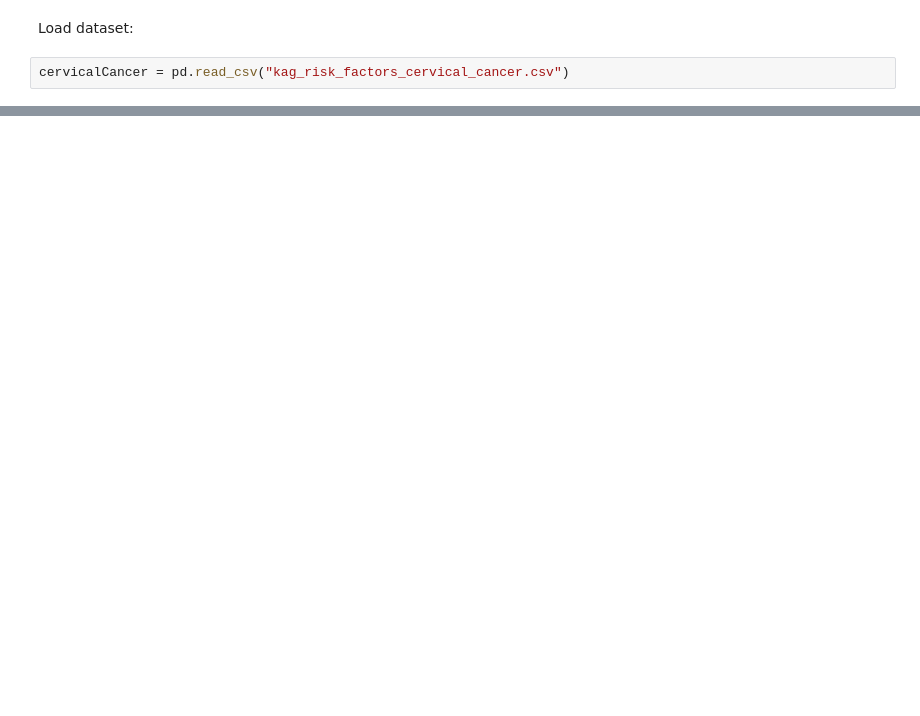
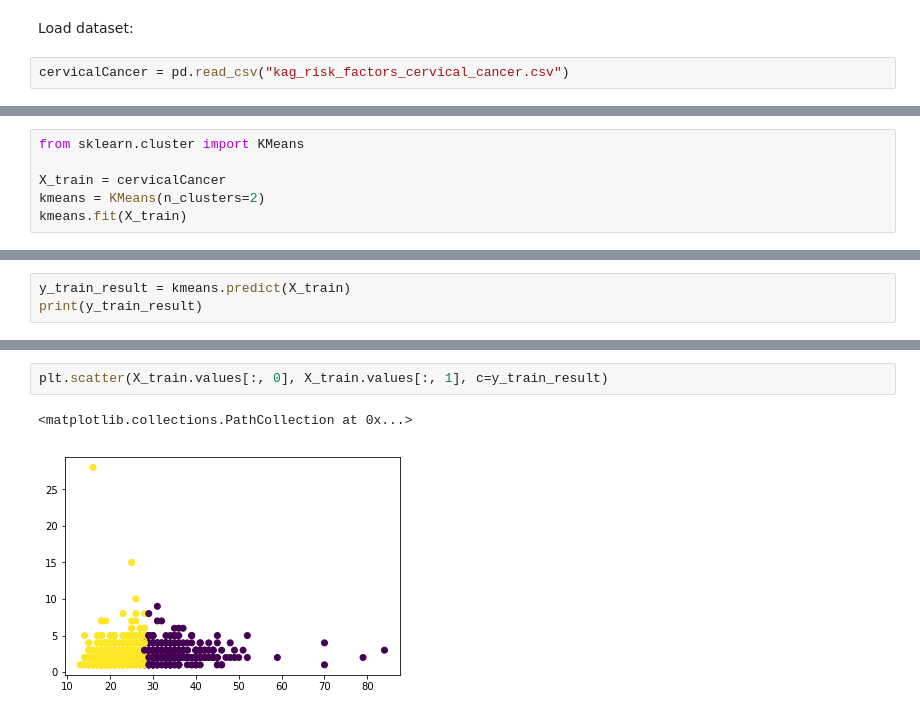
Before and after one commit to pcalderong/CervicalCancerNotebook, a Jupyter notebook: ProyectoDM.ipynb, the cells around one changed output, grey strips where cells are left out. Saved outputs shown, nothing was run; the diff lists cells and outputs as text; blank space fills up the shorter version.

```diff
--- a/ProyectoDM.ipynb
+++ b/ProyectoDM.ipynb
@@ -92,0 +98,6 @@ plt.show()
+# %%
+from sklearn.cluster import KMeans
+
+X_train = cervicalCancer
+kmeans = KMeans(n_clusters=2)
+kmeans.fit(X_train)
@@ -92,0 +128,3 @@ plt.show()
+# %%
+y_train_result = kmeans.predict(X_train)
+print(y_train_result)
@@ -92,0 +149,5 @@ plt.show()
+# %%
+plt.scatter(X_train.values[:, 0], X_train.values[:, 1], c=y_train_result)
+# %% [output]
+<matplotlib.collections.PathCollection at 0x...>
+[figure, added]
```
Also changed, not shown: parts of 19 cells of this notebook.
